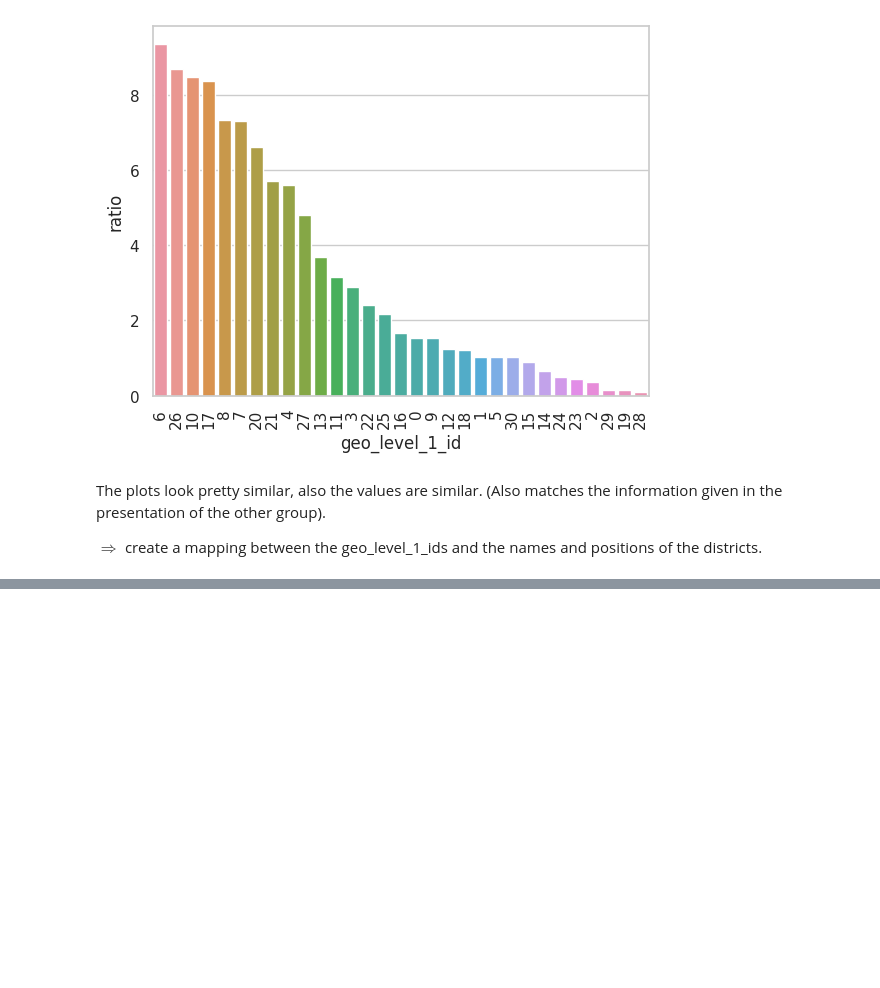
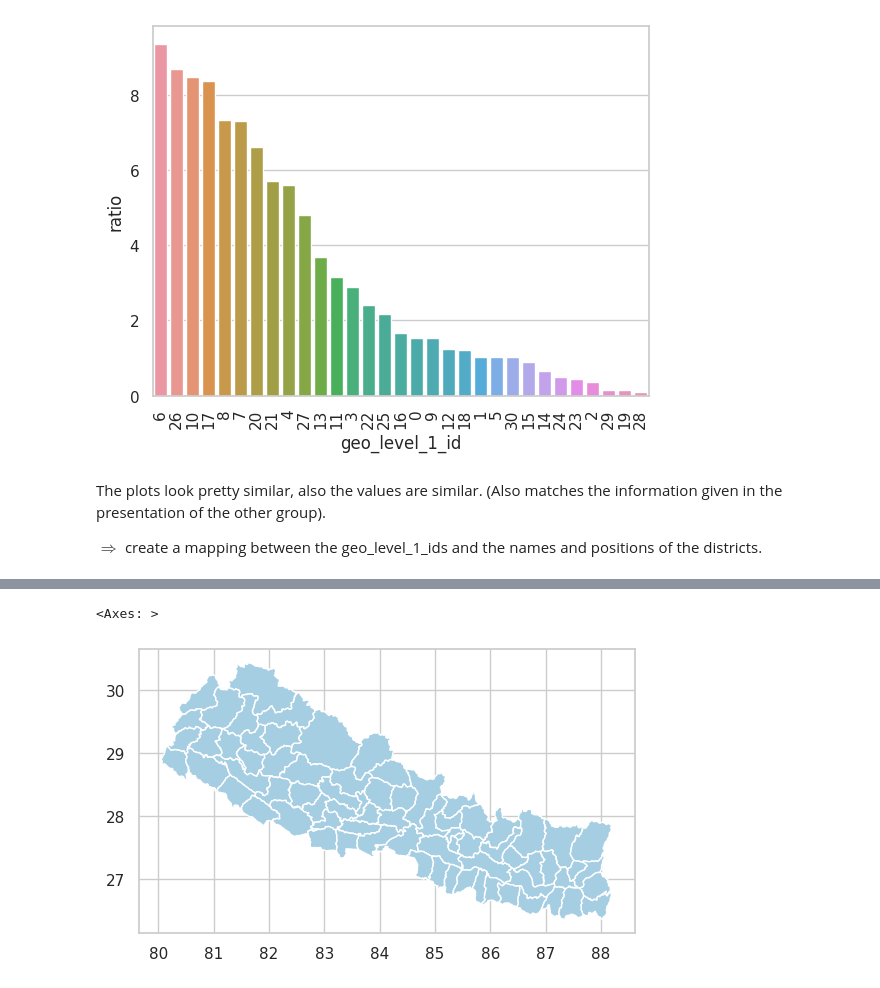
Before and after one commit to nina-prog/richters-predictor-modeling-earthquake-damage, a Jupyter notebook: notebooks/week06/week06-distance-to-epicenter.ipynb, the cells around one changed output, grey strips where cells are left out. Drawn from its saved outputs; the diff is of its cells as text; code cells hidden in the pictures; blank space fills up the shorter version.

```diff
--- a/notebooks/week06/week06-distance-to-epicenter.ipynb
+++ b/notebooks/week06/week06-distance-to-epicenter.ipynb
@@ -112,0 +117,2 @@ The information where the epicenter of the earthquake was can be found here: htt
+# %%
+shapes = gpd.read_file("../../data/raw/shape_files_of_districts_in_nepal/shape_files_of_districts_in_nepal.shp")
@@ -112,0 +128,6 @@ The information where the epicenter of the earthquake was can be found here: htt
+# %%
+%matplotlib inline
+shapes.plot()
+# %% [output]
+<Axes: >
+[figure, added]
```
Also changed, not shown: parts of 19 cells of this notebook.
